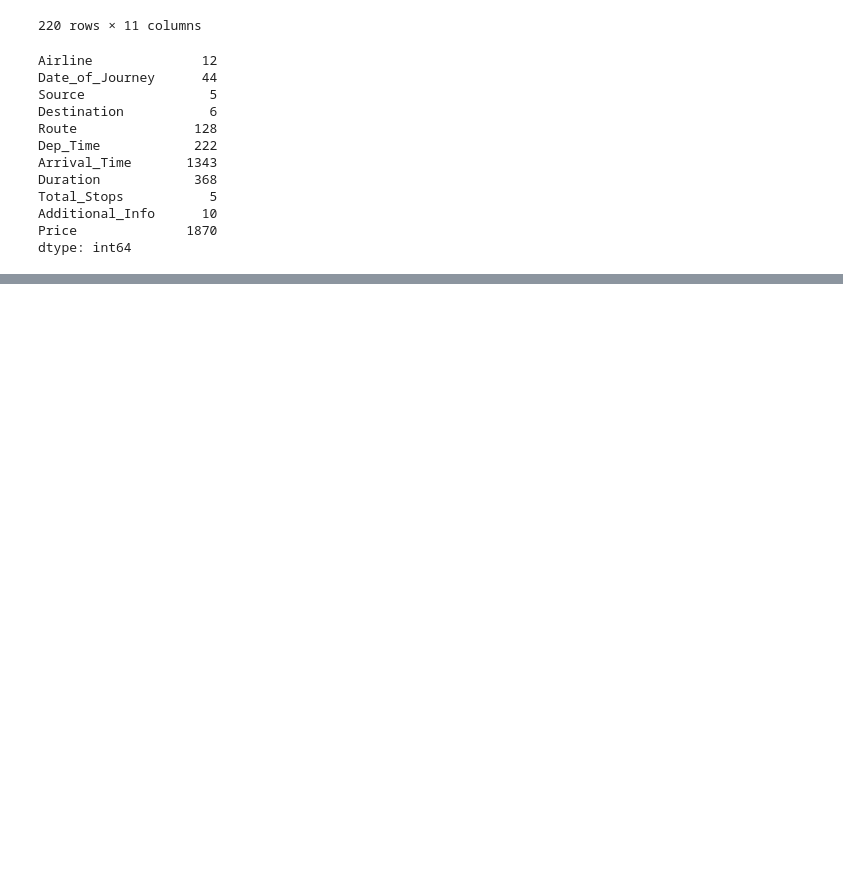
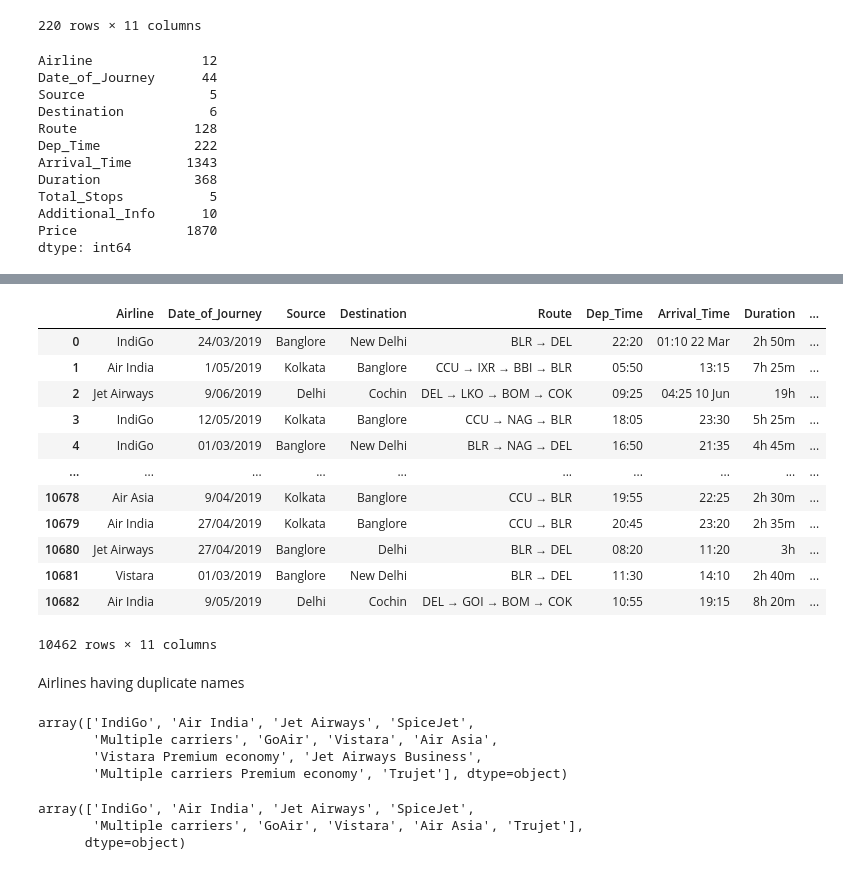
Before and after one commit to Krishnakant-Pal/Flight-Fare-Prediction, a Jupyter notebook: notebooks/Flight_Fare_EDA.ipynb, the cells around one changed output, grey strips where cells are left out. Drawn from its saved outputs; the diff is of its cells as text; code cells hidden in the pictures; blank space fills up the shorter version.

```diff
--- a/notebooks/Flight_Fare_EDA.ipynb
+++ b/notebooks/Flight_Fare_EDA.ipynb
@@ -101,3 +93,5 @@ Total_Stops           5
 Additional_Info      10
 Price              1870
 dtype: int64
+# %%
+df = df.drop_duplicates()
@@ -103,0 +131,26 @@ dtype: int64
+# %%
+# Droping the missing values since only two missing values is there
+df.dropna()
+# %% [output]
+|  | Airline | Date_of_Journey | Source | Destination | Route | Dep_Time | Arrival_Time | Duration | ... |
+| 0 | IndiGo | 24/03/2019 | Banglore | New Delhi | BLR → DEL | 22:20 | 01:10 22 Mar | 2h 50m | ... |
+| 1 | Air India | 1/05/2019 | Kolkata | Banglore | CCU → IXR → BBI → BLR | 05:50 | 13:15 | 7h 25m | ... |
+| 2 | Jet Airways | 9/06/2019 | Delhi | Cochin | DEL → LKO → BOM → COK | 09:25 | 04:25 10 Jun | 19h | ... |
+| 3 | IndiGo | 12/05/2019 | Kolkata | Banglore | CCU → NAG → BLR | 18:05 | 23:30 | 5h 25m | ... |
+| 4 | IndiGo | 01/03/2019 | Banglore | New Delhi | BLR → NAG → DEL | 16:50 | 21:35 | 4h 45m | ... |
+| ... | ... | ... | ... | ... | ... | ... | ... | ... | ... |
+| 10678 | Air Asia | 9/04/2019 | Kolkata | Banglore | CCU → BLR | 19:55 | 22:25 | 2h 30m | ... |
+| 10679 | Air India | 27/04/2019 | Kolkata | Banglore | CCU → BLR | 20:45 | 23:20 | 2h 35m | ... |
+| 10680 | Jet Airways | 27/04/2019 | Banglore | Delhi | BLR → DEL | 08:20 | 11:20 | 3h | ... |
+| 10681 | Vistara | 01/03/2019 | Banglore | New Delhi | BLR → DEL | 11:30 | 14:10 | 2h 40m | ... |
+| 10682 | Air India | 9/05/2019 | Delhi | Cochin | DEL → GOI → BOM → COK | 10:55 | 19:15 | 8h 20m | ... |
+10462 rows × 11 columns
+# %% [markdown]
+Airlines having duplicate names
+# %%
+df['Airline'].unique()
+# %% [output]
+array(['IndiGo', 'Air India', 'Jet Airways', 'SpiceJet',
+       'Multiple carriers', 'GoAir', 'Vistara', 'Air Asia',
+       'Vistara Premium economy', 'Jet Airways Business',
+       'Multiple carriers Premium economy', 'Trujet'], dtype=object)
@@ -103,0 +161,6 @@ dtype: int64
+# %%
+df['Airline'].unique()
+# %% [output]
+array(['IndiGo', 'Air India', 'Jet Airways', 'SpiceJet',
+       'Multiple carriers', 'GoAir', 'Vistara', 'Air Asia', 'Trujet'],
+      dtype=object)
```
Also changed, not shown: parts of 14 cells of this notebook.
